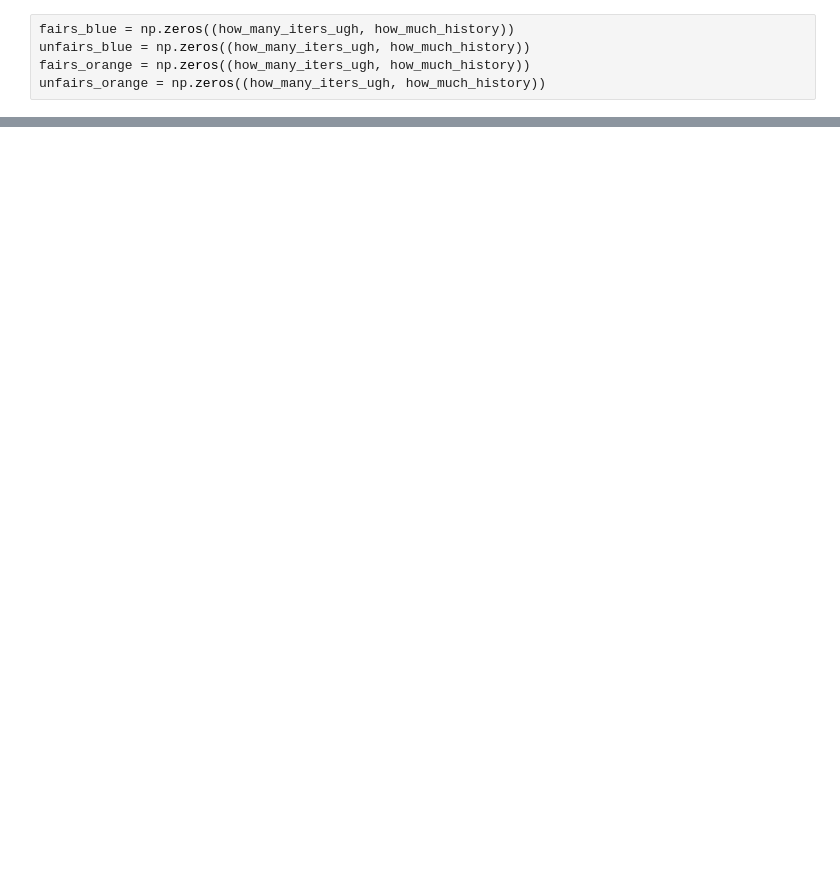
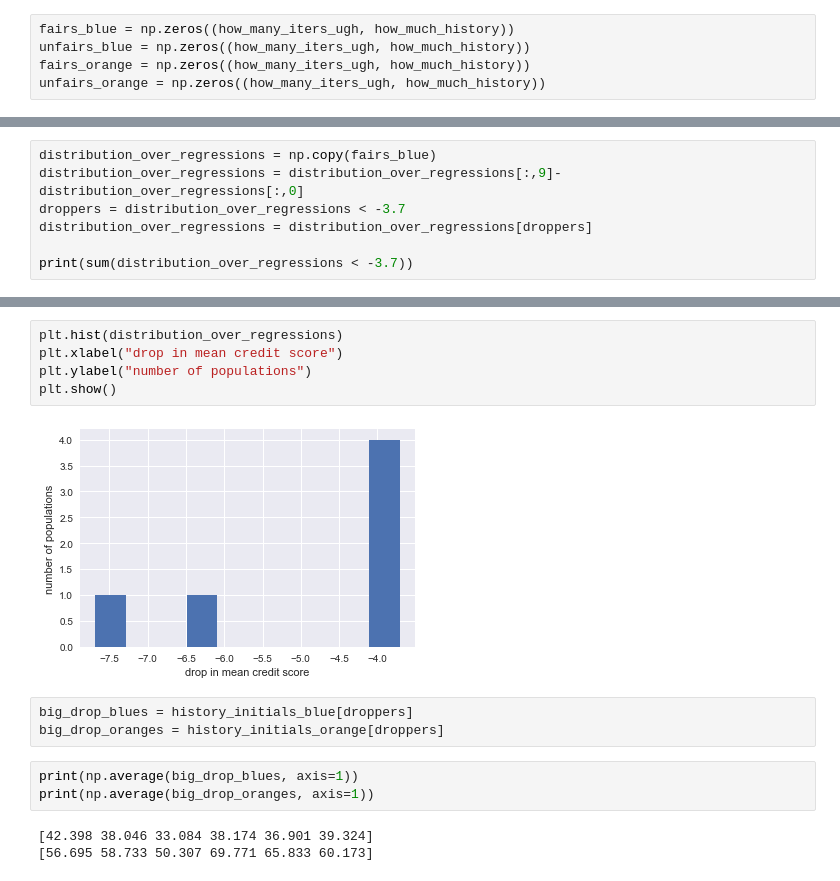
Before and after one commit to amorisot/AI-Fairness, a Jupyter notebook: very-long-run-evolution.ipynb, the cells around one changed output, grey strips where cells are left out. Saved outputs shown, nothing was run; the diff lists cells and outputs as text; blank space fills up the shorter version.

```diff
--- a/very-long-run-evolution.ipynb
+++ b/very-long-run-evolution.ipynb
@@ -393,0 +413,7 @@ print(colours[10])
+# %%
+distribution_over_regressions = np.copy(fairs_blue)
+distribution_over_regressions = distribution_over_regressions[:,9]-distribution_over_regressions[:,0]
+droppers = distribution_over_regressions < -3.7
+distribution_over_regressions = distribution_over_regressions[droppers]
+
+print(sum(distribution_over_regressions < -3.7))
@@ -393,0 +433,16 @@ print(colours[10])
+# %%
+plt.hist(distribution_over_regressions)
+plt.xlabel("drop in mean credit score")
+plt.ylabel("number of populations")
+plt.show()
+# %% [output]
+[figure, added]
+# %%
+big_drop_blues = history_initials_blue[droppers]
+big_drop_oranges = history_initials_orange[droppers]
+# %%
+print(np.average(big_drop_blues, axis=1))
+print(np.average(big_drop_oranges, axis=1))
+# %% [output]
+[42.398 38.046 33.084 38.174 36.901 39.324]
+[56.695 58.733 50.307 69.771 65.833 60.173]
```
Also changed, not shown: parts of 25 cells of this notebook, 35 other files.
